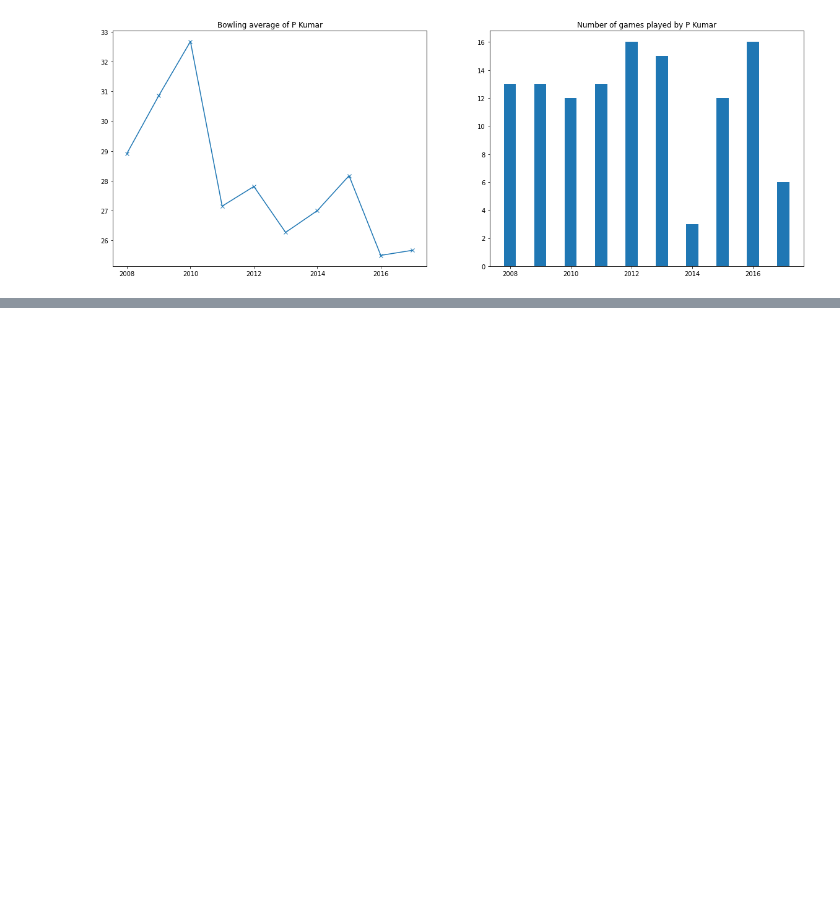
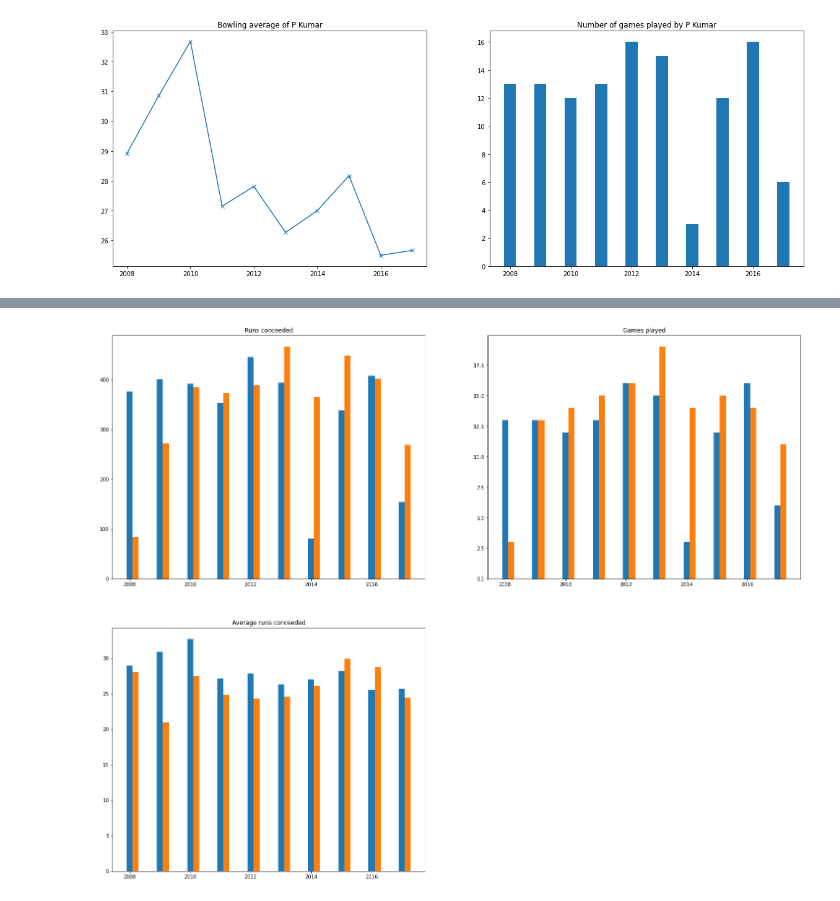
Before and after one commit to rkishorekumar-git/EDA-For-IPL, a Jupyter notebook: src/bowler_stats_nb.ipynb, the cells around one changed output, grey strips where cells are left out. Drawn from its saved outputs; the diff is of its cells as text; code cells hidden in the pictures; blank space fills up the shorter version.

```diff
--- a/src/bowler_stats_nb.ipynb
+++ b/src/bowler_stats_nb.ipynb
@@ -46,0 +48,24 @@ plt.legend()
+# %%
+
+runs, games, average = bowler_info_1.compare_bowlers(bowler_info_2)
+default_x_ticks = range(len(bowler_info_1.valid_years))
+
+fig, ax = plt.subplots(2, 2, figsize=(25, 20))
+ax[0, 0].bar(bowler_info_1.valid_years, runs[:, 0], width=0.2, label = bowler_name_1)
+ax[0, 0].bar(bowler_info_2.valid_years + 0.2, runs[:, 1], width=0.2,  label = bowler_name_2)
+ax[0, 0].set_title("Runs conceeded")
+ax[0, 0].set_xticks(bowler_info_1.valid_years[::2])
+
+ax[0, 1].bar(bowler_info_1.valid_years, games[:, 0], width=0.2, label = bowler_name_1)
+ax[0, 1].bar(bowler_info_2.valid_years + 0.2, games[:, 1], width=0.2,  label = bowler_name_2)
+ax[0, 1].set_title("Games played")
+ax[0, 1].set_xticks(bowler_info_1.valid_years[::2])
+
+ax[1, 0].bar(bowler_info_1.valid_years, average[:, 0], width=0.2, label = bowler_name_1)
+ax[1, 0].bar(bowler_info_2.valid_years + 0.2, average[:, 1], width=0.2,  label = bowler_name_2)
+ax[1, 0].set_title("Average runs conceeded")
+ax[1, 0].set_xticks(bowler_info_1.valid_years[::2])
+ax[1, 1].axis("off")
+plt.show()
+# %% [output]
+[figure, added]
```
Also changed, not shown: parts of 5 cells of this notebook, 3 other files.
